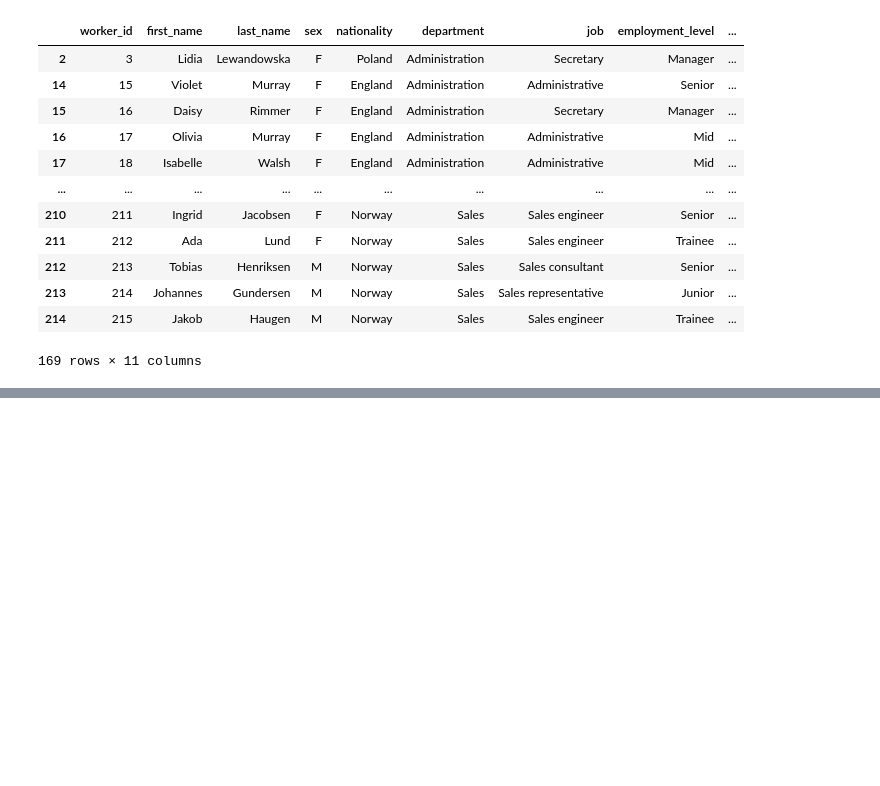
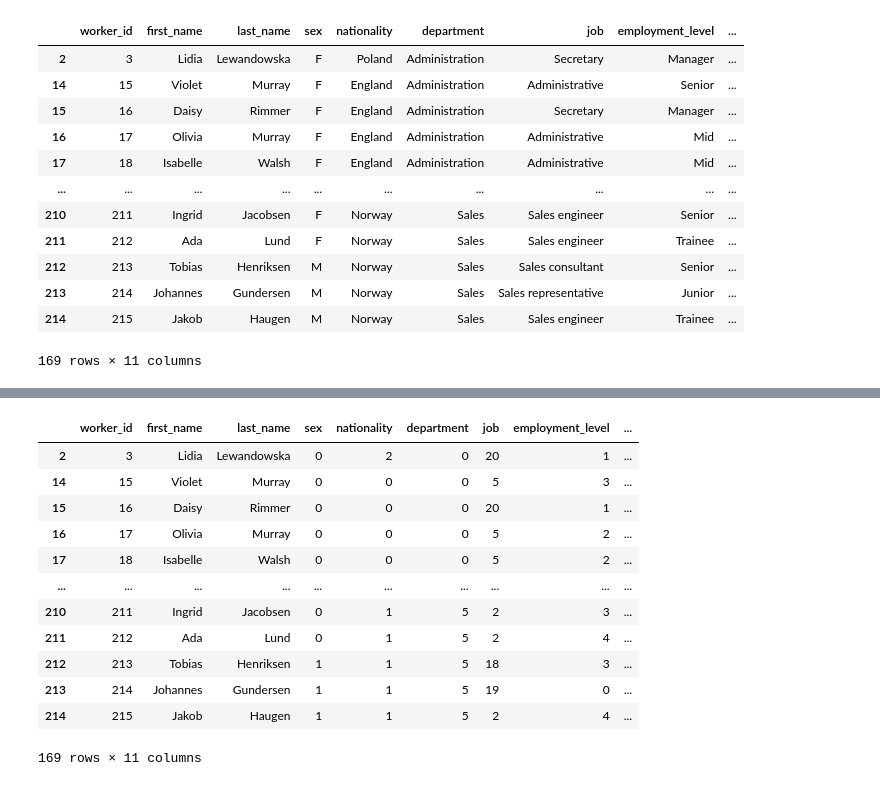
Before and after one commit to KamilShape/workers_regression_project, a Jupyter notebook: workers_project.ipynb, the cells around one changed output, grey strips where cells are left out. Cells and saved outputs as stored; diff of their text form; code cells hidden in the pictures; blank space fills up the shorter version.

```diff
--- a/workers_project.ipynb
+++ b/workers_project.ipynb
@@ -154,0 +215,16 @@ workers_corr
+# %%
+workers2
+# %% [output]
+|  | worker_id | first_name | last_name | sex | nationality | department | job | employment_level | ... |
+| 2 | 3 | Lidia | Lewandowska | 0 | 2 | 0 | 20 | 1 | ... |
+| 14 | 15 | Violet | Murray | 0 | 0 | 0 | 5 | 3 | ... |
+| 15 | 16 | Daisy | Rimmer | 0 | 0 | 0 | 20 | 1 | ... |
+| 16 | 17 | Olivia | Murray | 0 | 0 | 0 | 5 | 2 | ... |
+| 17 | 18 | Isabelle | Walsh | 0 | 0 | 0 | 5 | 2 | ... |
+| ... | ... | ... | ... | ... | ... | ... | ... | ... | ... |
+| 210 | 211 | Ingrid | Jacobsen | 0 | 1 | 5 | 2 | 3 | ... |
+| 211 | 212 | Ada | Lund | 0 | 1 | 5 | 2 | 4 | ... |
+| 212 | 213 | Tobias | Henriksen | 1 | 1 | 5 | 18 | 3 | ... |
+| 213 | 214 | Johannes | Gundersen | 1 | 1 | 5 | 19 | 0 | ... |
+| 214 | 215 | Jakob | Haugen | 1 | 1 | 5 | 2 | 4 | ... |
+169 rows × 11 columns
```
Also changed, not shown: parts of 11 cells of this notebook.
